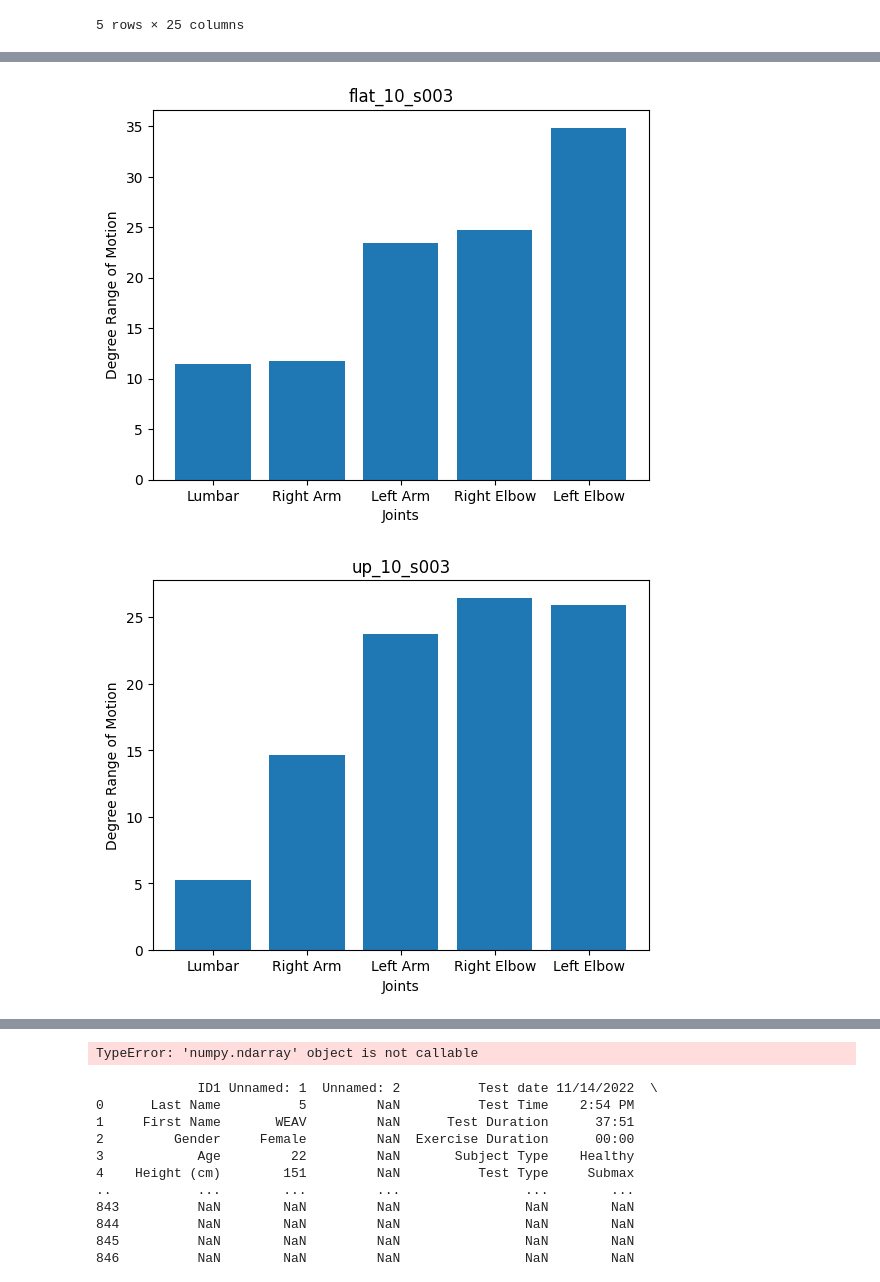
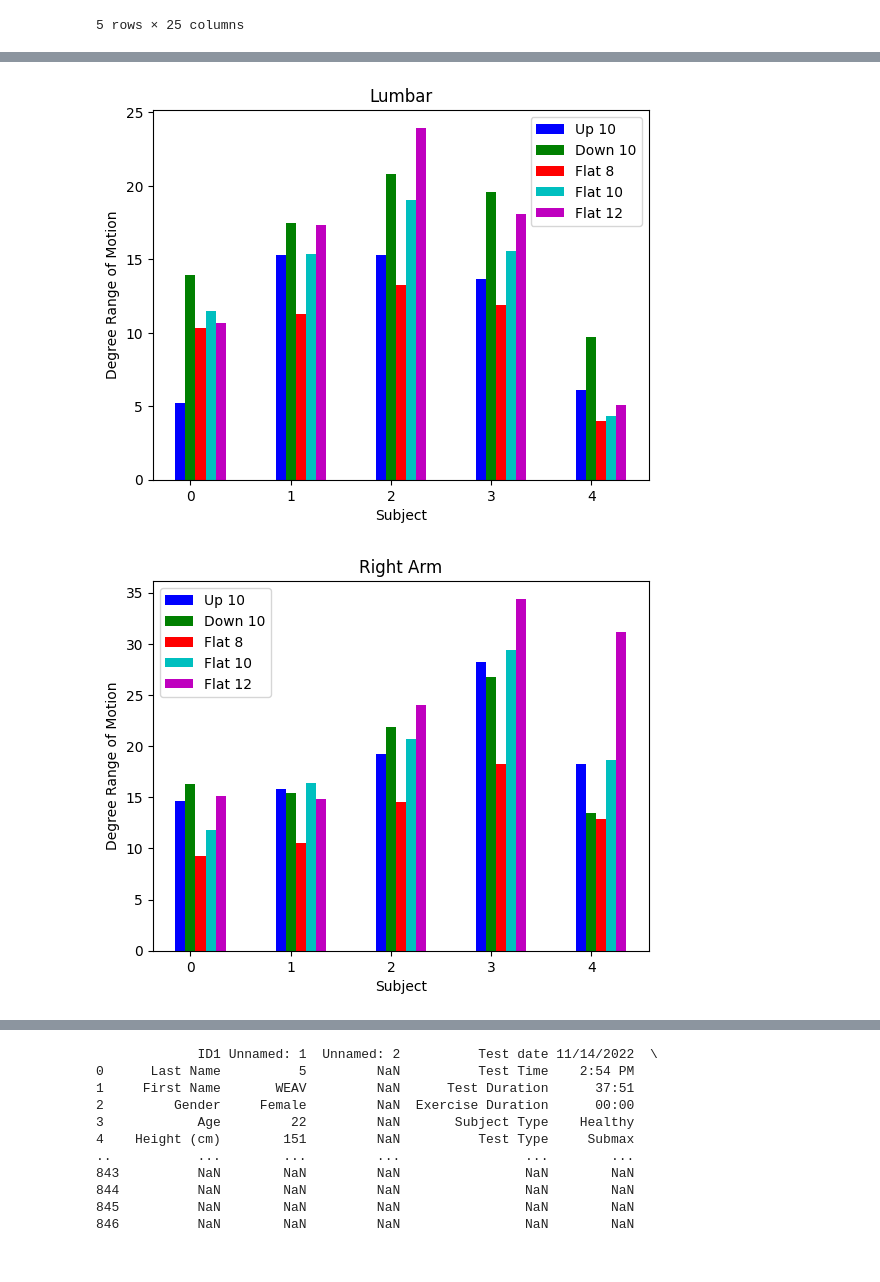
Before and after one commit to iLimitless24/WEAV-Joint-Range-Of-Motion, a Jupyter notebook: jrom.ipynb, the cells around one changed output, grey strips where cells are left out. Cells and saved outputs as stored; diff of their text form; code cells hidden in the pictures.

```diff
--- a/jrom.ipynb
+++ b/jrom.ipynb
@@ -251,32 +273,56 @@ all_mags
 # %%
 # random list grabbed to get list of joinst
 joints = list(mag_vals['flat_12_s006'].keys())
 
 # function that plots all trials of a given subject
 def subject_plotter(trial):
   for key in mag_vals.keys():
     if trial in key:
       mags = []
       for item in range(5):
         mags.append(list(mag_vals[key].values())[item][0])
       plt.bar(joints, mags)
       plt.xlabel('Joints')
       plt.ylabel('Degree Range of Motion')
       plt.title(key)
       plt.show()
 
-subject_plotter('s003')
+# function that plots all trials of a given joint
+def joint_plotter(joint):
+  up_mags = []
+  down_mags = []
+  flat_08_mags = []
+  flat_10_mags = []
+  flat_12_mags = []
+  for key in mag_vals.keys():
+    if 'up' in key:
+      up_mags.append(list(mag_vals[key].values())[joint][0])
+    if 'down' in key:
+      down_mags.append(list(mag_vals[key].values())[joint][0])
+    if 'flat_08' in key:
+      flat_08_mags.append(list(mag_vals[key].values())[joint][0])
+    if 'flat_10' in key:
+      flat_10_mags.append(list(mag_vals[key].values())[joint][0])
+    if 'flat_12' in key:
+      flat_12_mags.append(list(mag_vals[key].values())[joint][0])
 
-# function that aggregates all trials for each joint
-def joint_plotter(joint):
-  for key in mag_vals.keys():
-    if 'flat' in key:
-      mags = []
-      for item in range(5):
-        mags.append(list(mag_vals[key].values())[item][0])
-    plt.bar(joints, mags)
-    plt.xlabel('Flat Trial')
-    plt.ylabel('Degree Range of Motion')
+  ax = plt.subplot(111)
+
+  w = 0.1
+  x = np.arange(len(up_mags))
+  ax.bar(x - w, up_mags, width = w, color = 'b', align = 'center')
+  ax.bar(x, down_mags, width = w, color = 'g', align = 'center')
+  ax.bar(x + w, flat_08_mags, width = w, color = 'r', align = 'center')
+  ax.bar(x + 2 * w, flat_10_mags, width = w, color = 'c', align = 'center')
+  ax.bar(x + 3 * w, flat_12_mags, width = w, color = 'm', align = 'center')
+  ax.legend(('Up 10', 'Down 10', 'Flat 8', 'Flat 10', 'Flat 12'))
+
+  plt.xlabel('Subject')
+  plt.ylabel('Degree Range of Motion')
+  plt.title(joints[joint])
+  plt.show()
+joint_plotter(0)
+joint_plotter(1)
 # %% [output]
-[figure, old version]
+[figure, new version]
-[figure, old version]
+[figure, new version]
@@ -286,4 +329,3 @@ def joint_plotter(joint):
-TypeError: 'numpy.ndarray' object is not callable
 # %%
 def read_met(trial):
     for files in os.walk('C:/Users/rosha/OneDrive/Documents/WEAV_joint/WEAV-Joint-Range-Of-Motion/OpenSimData/Metabolics'):
```
Also changed, not shown: parts of 2 cells of this notebook.
